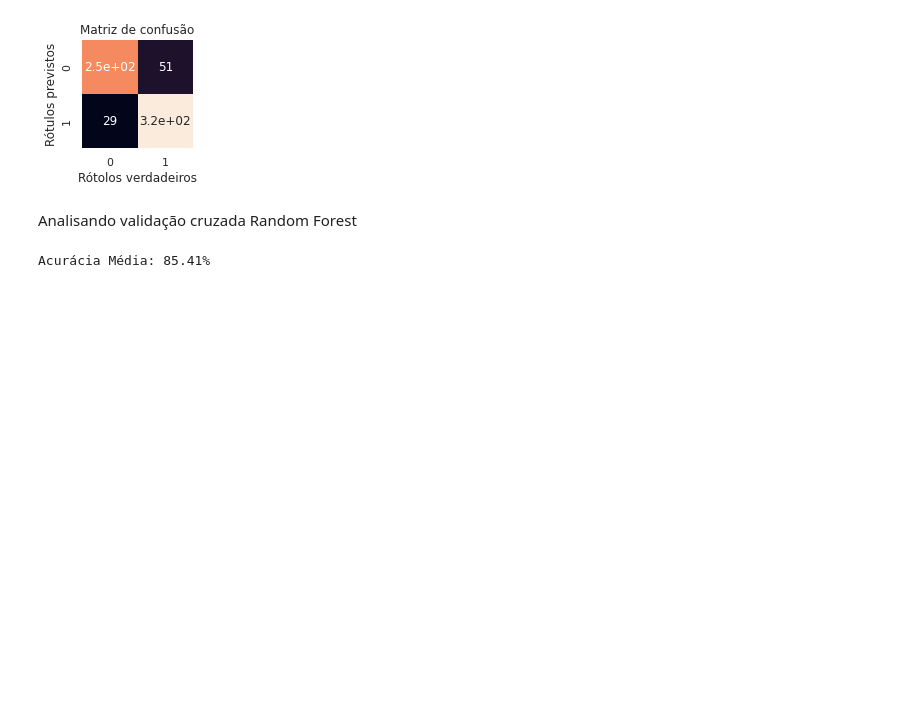
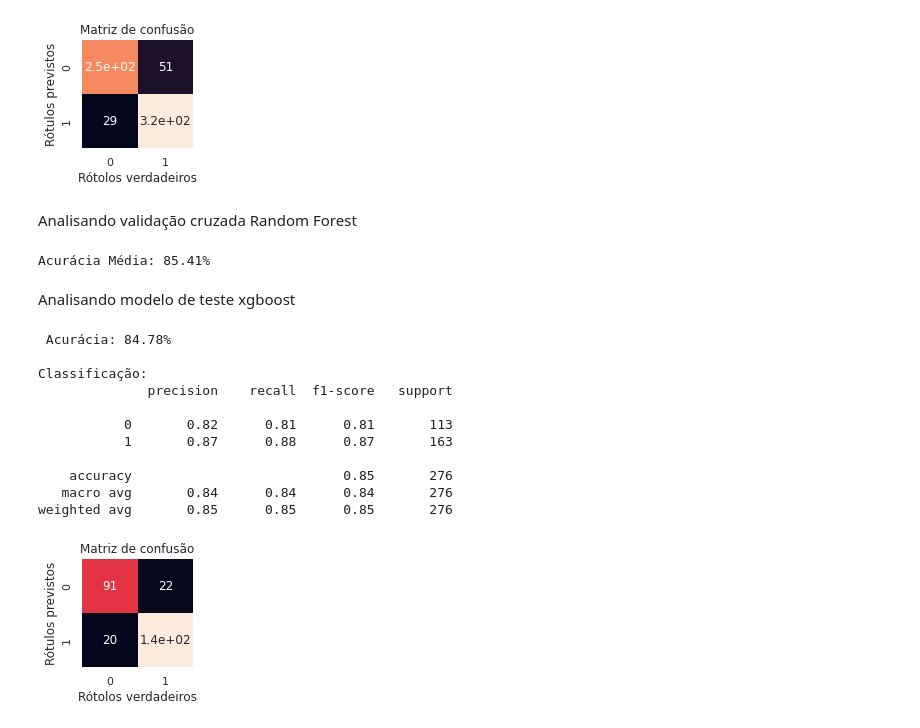
Before and after one commit to DiogoMonteiro99/Ciencias-de-dados, a Jupyter notebook: coracao.ipynb, the cells around one changed output. Saved outputs shown, nothing was run; the diff lists cells and outputs as text; code cells hidden in the pictures; blank space fills up the shorter version.

```diff
--- a/coracao.ipynb
+++ b/coracao.ipynb
@@ -196,7 +196,8 @@ models = {
     'Logistica' : LogisticRegression(random_state=1, max_iter=600,penalty='l2',tol=0.0001,C=1,solver='lbfgs'),
     'knn': KNeighborsClassifier(n_neighbors=7, metric='minkowski',p=5,),
     'Arvore': DecisionTreeClassifier(criterion='gini',random_state=0,max_depth=3),
-    'random': RandomForestClassifier(n_estimators=100,criterion='gini',random_state=0,max_depth=3)
+    'random': RandomForestClassifier(n_estimators=100,criterion='gini',random_state=0,max_depth=3),
+    'xgboost': XGBClassifier(max_depth=2,learning_rate=0.05,n_estimators=400,objective='binary:logistic',random_state=5)
     }
 
 def treino_teste(models, x_teste, y_teste, x_treino, y_treino):
@@ -487,3 +489,20 @@ Analisando validação cruzada Random Forest
 validacao_cruzada(modelo=models['random'],base=previsores1_esc)
 # %% [output]
 Acurácia Média: 85.41%
+# %% [markdown]
+Analisando modelo de teste xgboost
+# %%
+predição(modelo=models['xgboost'],dados=x_teste,dados1=y_teste)
+# %% [output]
+ Acurácia: 84.78%
+
+Classificação:
+              precision    recall  f1-score   support
+
+           0       0.82      0.81      0.81       113
+           1       0.87      0.88      0.87       163
+
+    accuracy                           0.85       276
+   macro avg       0.84      0.84      0.84       276
+weighted avg       0.85      0.85      0.85       276
+[figure, added]
```
Also changed, not shown: parts of 6 cells of this notebook.
